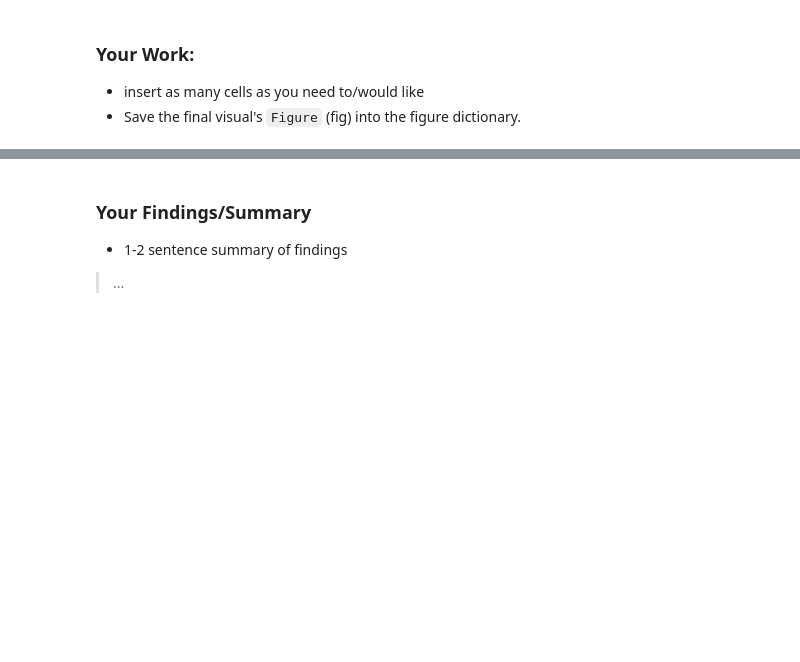
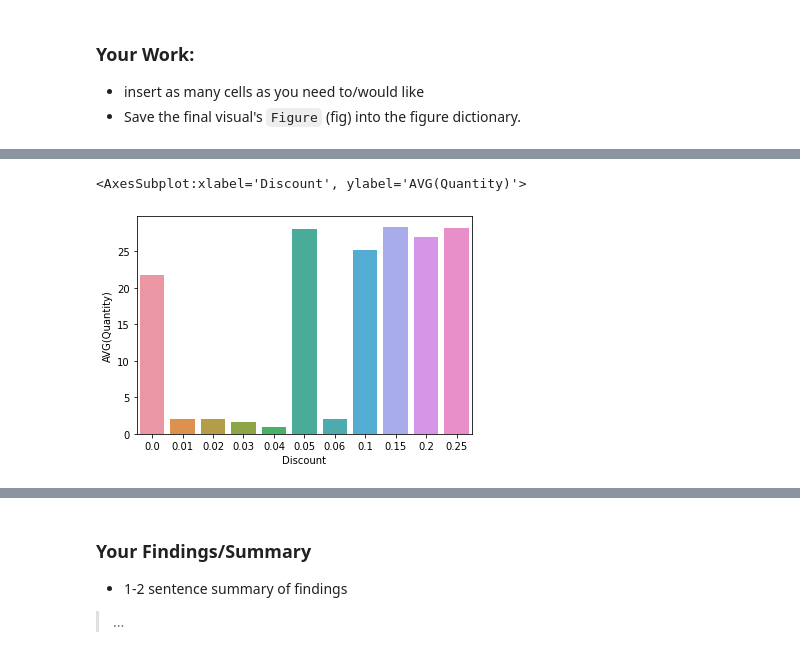
Before and after one commit to flatiron-school/ds-flex-SQL-and-visualizations-practice, a Jupyter notebook: student.ipynb, the cells around one changed output, grey strips where cells are left out. Saved outputs shown, nothing was run; the diff lists cells and outputs as text; code cells hidden in the pictures; blank space fills up the shorter version.

```diff
--- a/student.ipynb
+++ b/student.ipynb
@@ -123,2 +139,4 @@ sorted(os.listdir())
 # %%
 ## Connect to database with sqlite3
+conn = sqlite3.connect('Northwind_small.sqlite')
+conn
@@ -133,0 +262,7 @@ figures ={}
+# %%
+q = """SELECT Discount,AVG(Quantity) FROM orderDetail
+GROUP BY Discount """
+sns.barplot(data=pd.read_sql(q,conn), x='Discount', y='AVG(Quantity)')
+# %% [output]
+<AxesSubplot:xlabel='Discount', ylabel='AVG(Quantity)'>
+[figure, added]
```
Also changed, not shown: parts of 26 cells of this notebook.
